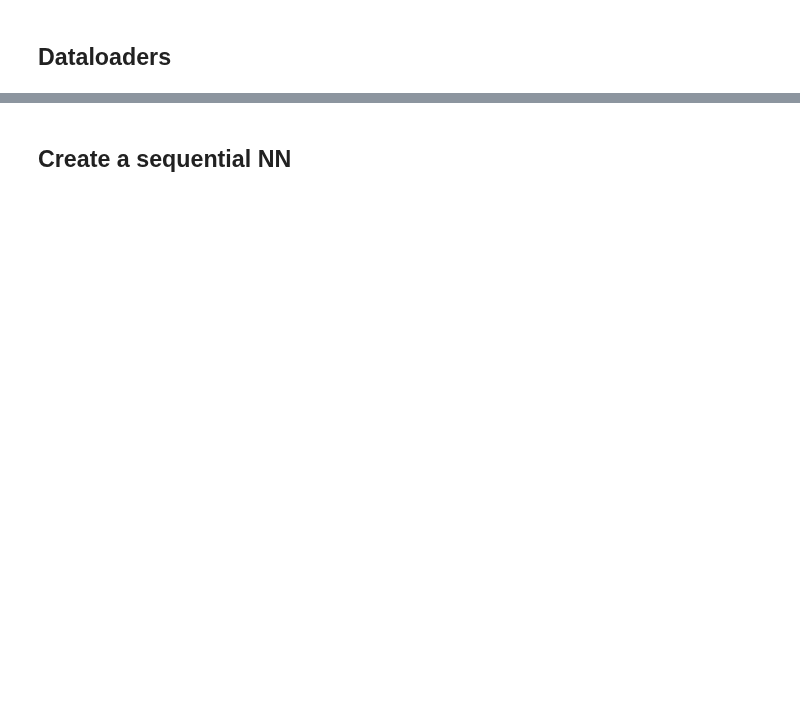
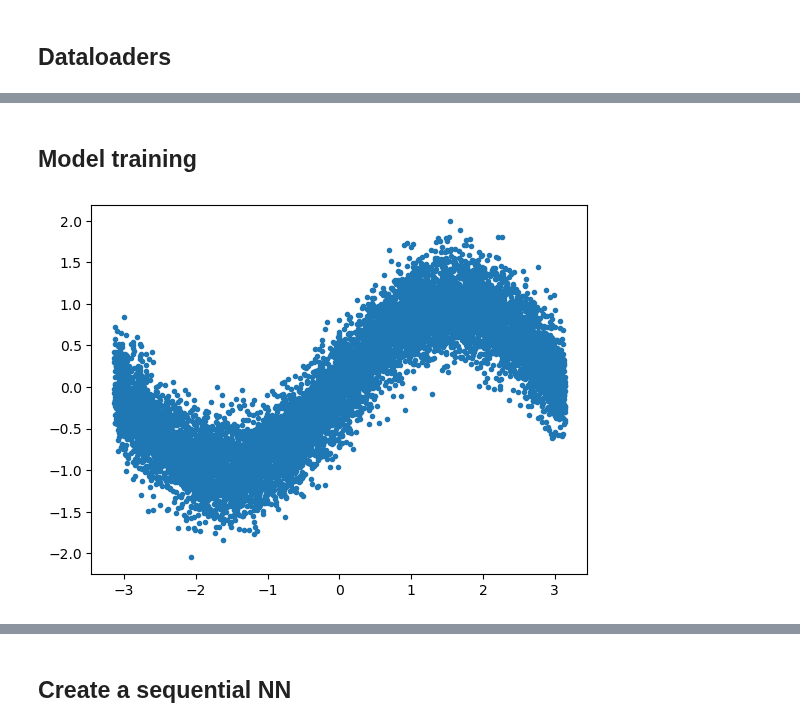
Before and after one commit to Lolillosky/PHD_CVA, a Jupyter notebook: Pytorch_learn/PytorchLessons.ipynb, the cells around one changed output, grey strips where cells are left out. Drawn from its saved outputs; the diff is of its cells as text; code cells hidden in the pictures; blank space fills up the shorter version.

```diff
--- a/Pytorch_learn/PytorchLessons.ipynb
+++ b/Pytorch_learn/PytorchLessons.ipynb
@@ -764,0 +947,2 @@ print(y_batch)
+# %% [markdown]
+## Model training
@@ -764,0 +964,10 @@ print(y_batch)
+# %%
+x = np.random.uniform(-1*np.pi,1*np.pi,(10000))
+y = np.sin(x) + 0.3*np.random.normal(0,1,10000)
+
+plt.plot(x, y, '.')
+
+x = torch.tensor(x, dtype=torch.float64).reshape(-1,1)
+y = torch.tensor(y, dtype=torch.float64).reshape(-1,1)
+# %% [output]
+[figure, added]
```
Also changed, not shown: parts of 28 cells of this notebook.
